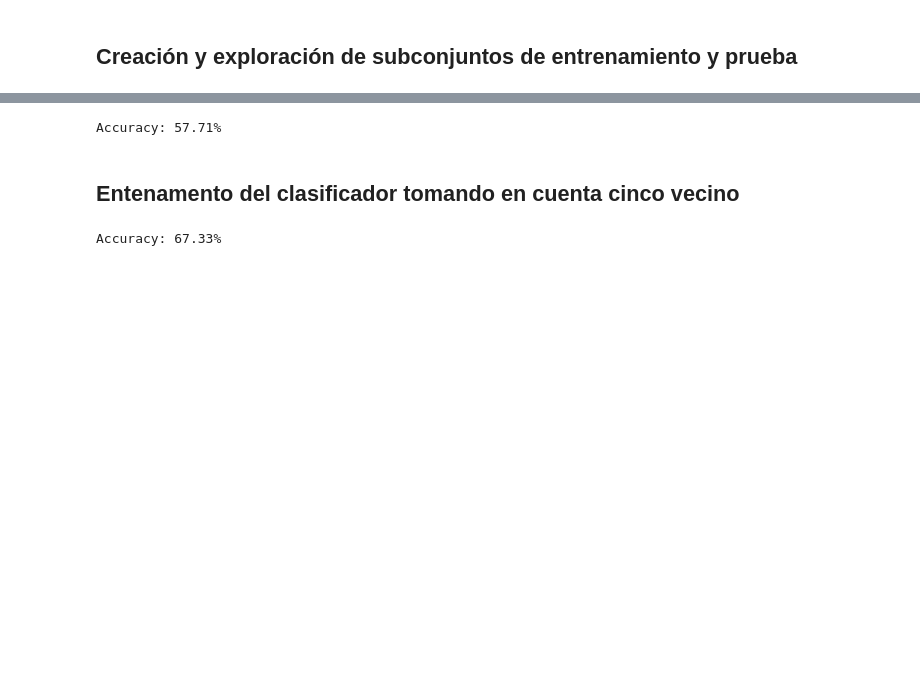
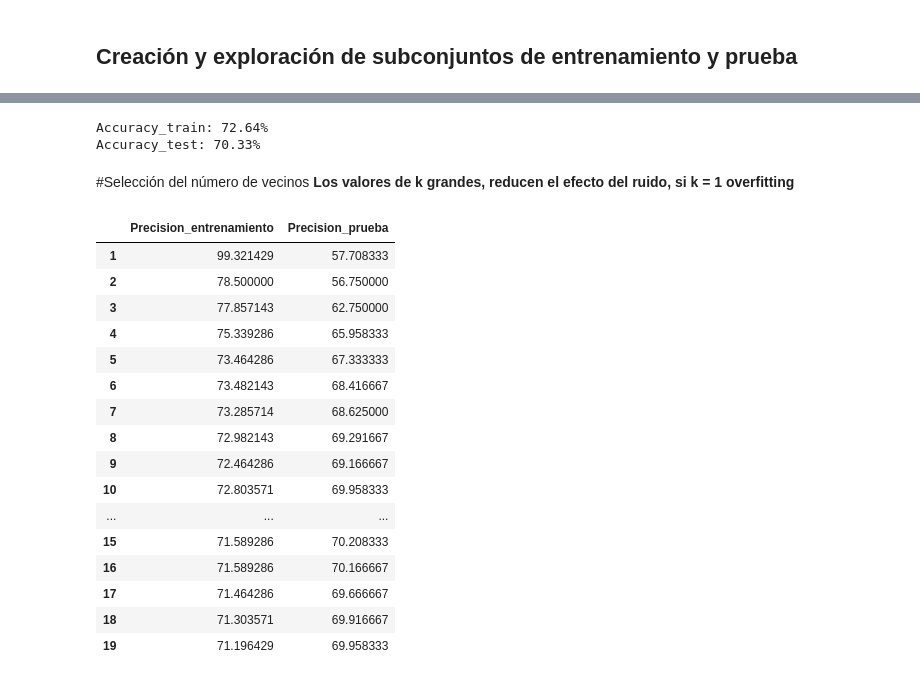
Before and after one commit to AnIsAsPe/Aprendizaje-no-supervisado, a Jupyter notebook: Knn.ipynb, the cells around one changed output, grey strips where cells are left out. Drawn from its saved outputs; the diff is of its cells as text; code cells hidden in the pictures; blank space fills up the shorter version.

```diff
--- a/Knn.ipynb
+++ b/Knn.ipynb
@@ -176,7 +173,7 @@ X_escalados
 # %% [markdown]
 ## Creación y exploración de subconjuntos de entrenamiento y prueba
 # %%
-X_train, X_test, y_train, y_test = train_test_split(X_escalados, Y,
+X_train, X_test, y_train, y_test = train_test_split(X_escalados, y,
                                                     test_size=0.30,
                                                     shuffle=True,
                                                     random_state=37)
@@ -215,16 +210,49 @@ Y:  (2400, 1)
 # %%
-modelo = KNeighborsClassifier(n_neighbors=1)
-clasificador = modelo.fit(X_train, y_train['Score'])
-y_pred = clasificador.predict(X_test)
-print("Accuracy: %.2f%%" % (accuracy_score(y_test['Score'], y_pred)*100))
+modelo = KNeighborsClassifier(n_neighbors=11)
+clasificador = modelo.fit(X_train, y_train)
+y_pred_train = clasificador.predict(X_train)
+y_pred_test = clasificador.predict(X_test)
+
+print("Accuracy_train: %.2f%%" % (accuracy_score(y_train, y_pred_train)*100))
+print("Accuracy_test: %.2f%%" % (accuracy_score(y_test, y_pred_test)*100))
 # %% [output]
-Accuracy: 57.71%
+Accuracy_train: 72.64%
+Accuracy_test: 70.33%
-# %% [markdown]
-## Entenamento del clasificador tomando en cuenta cinco vecino
-# %%
-modelo = KNeighborsClassifier(n_neighbors=5)
-clasificador = modelo.fit(X_train, y_train['Score'])
-y_pred = clasificador.predict(X_test)
-print("Accuracy: %.2f%%" % (accuracy_score(y_test['Score'], y_pred)*100))
-# %% [output]
-Accuracy: 67.33%
+# %% [markdown]
+#Selección del número de vecinos
+**Los valores de k grandes, reducen el efecto del ruido, si k = 1 overfitting**
+# %%
+#selección del número de k
+accuracy_train = {}
+accuracy_test = {}
+
+for k in range (1,20):
+
+  knn = KNeighborsClassifier(n_neighbors=k, )
+  clasificador = knn.fit(X_train, y_train)
+  y_pred_train = clasificador.predict(X_train)
+  y_pred_test = clasificador.predict(X_test)
+  accuracy_train[k] = accuracy_score(y_train, y_pred_train)*100
+  accuracy_test[k] = accuracy_score(y_test, y_pred_test)*100
+# %%
+evaluacion = pd.DataFrame ({'Precision_entrenamiento': accuracy_train,
+                            'Precision_prueba':accuracy_test})
+evaluacion
+# %% [output]
+|  | Precision_entrenamiento | Precision_prueba |
+| 1 | 99.321429 | 57.708333 |
+| 2 | 78.500000 | 56.750000 |
+| 3 | 77.857143 | 62.750000 |
+| 4 | 75.339286 | 65.958333 |
+| 5 | 73.464286 | 67.333333 |
+| 6 | 73.482143 | 68.416667 |
+| 7 | 73.285714 | 68.625000 |
+| 8 | 72.982143 | 69.291667 |
+| 9 | 72.464286 | 69.166667 |
+| 10 | 72.803571 | 69.958333 |
+| ... | ... | ... |
+| 15 | 71.589286 | 70.208333 |
+| 16 | 71.589286 | 70.166667 |
+| 17 | 71.464286 | 69.666667 |
+| 18 | 71.303571 | 69.916667 |
+| 19 | 71.196429 | 69.958333 |
```
Also changed, not shown: parts of 6 cells of this notebook.
